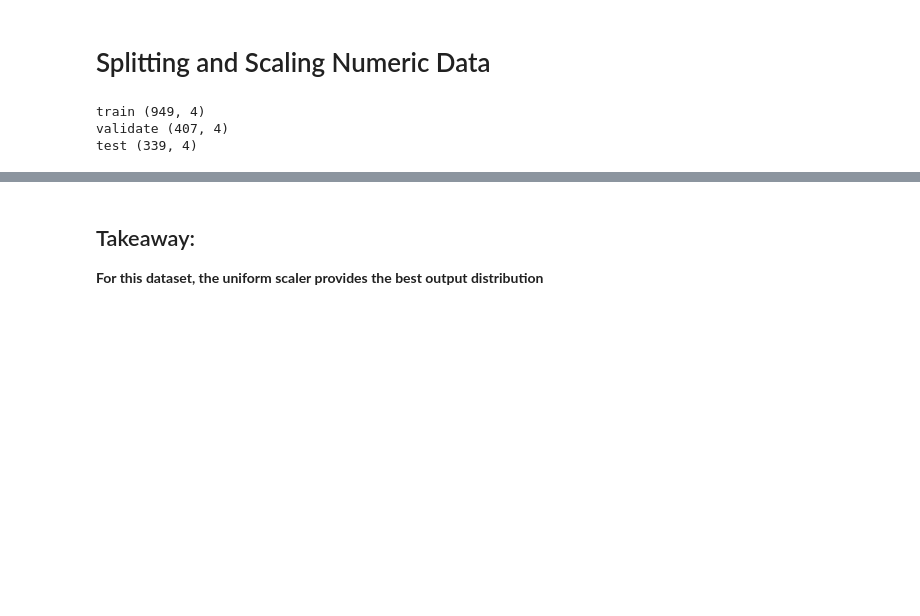
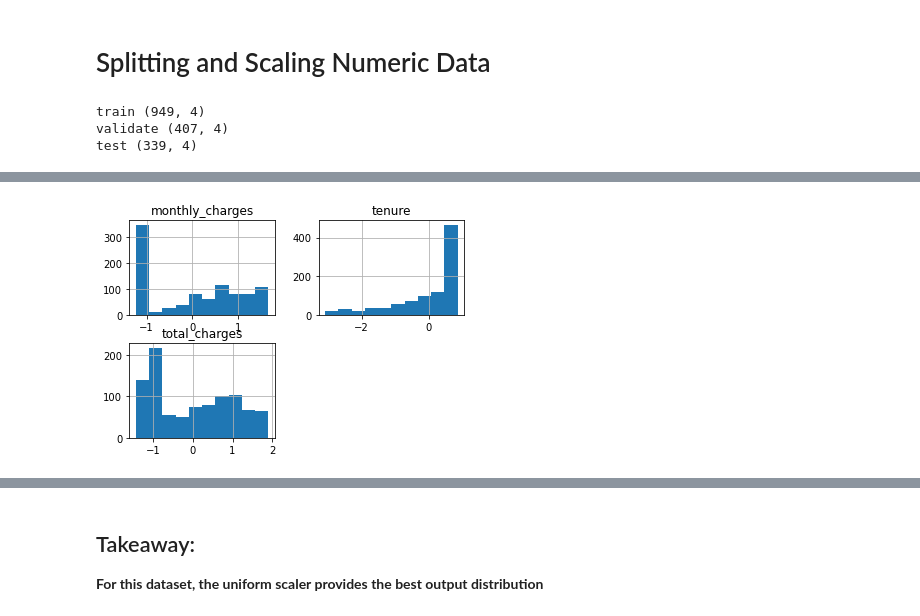
Before and after one commit to CSolitaire/regression-exercises, a Jupyter notebook: wrangle.ipynb, the cells around one changed output, grey strips where cells are left out. Cells and saved outputs as stored; diff of their text form; code cells hidden in the pictures; blank space fills up the shorter version.

```diff
--- a/wrangle.ipynb
+++ b/wrangle.ipynb
@@ -474,0 +283,5 @@ test
+# %%
+train1.hist()
+plt.show()
+# %% [output]
+[figure, added]
```
Also changed, not shown: parts of 43 cells of this notebook.
